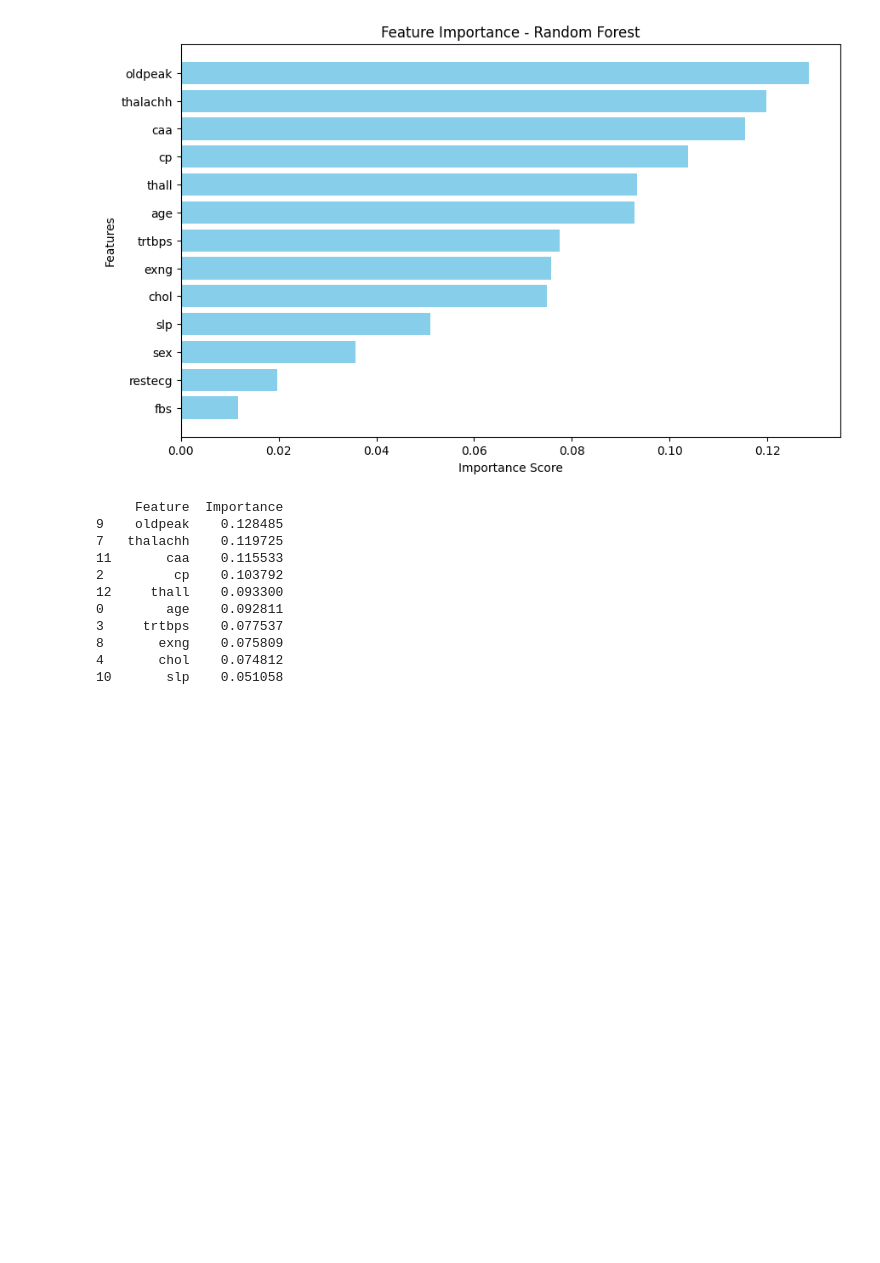
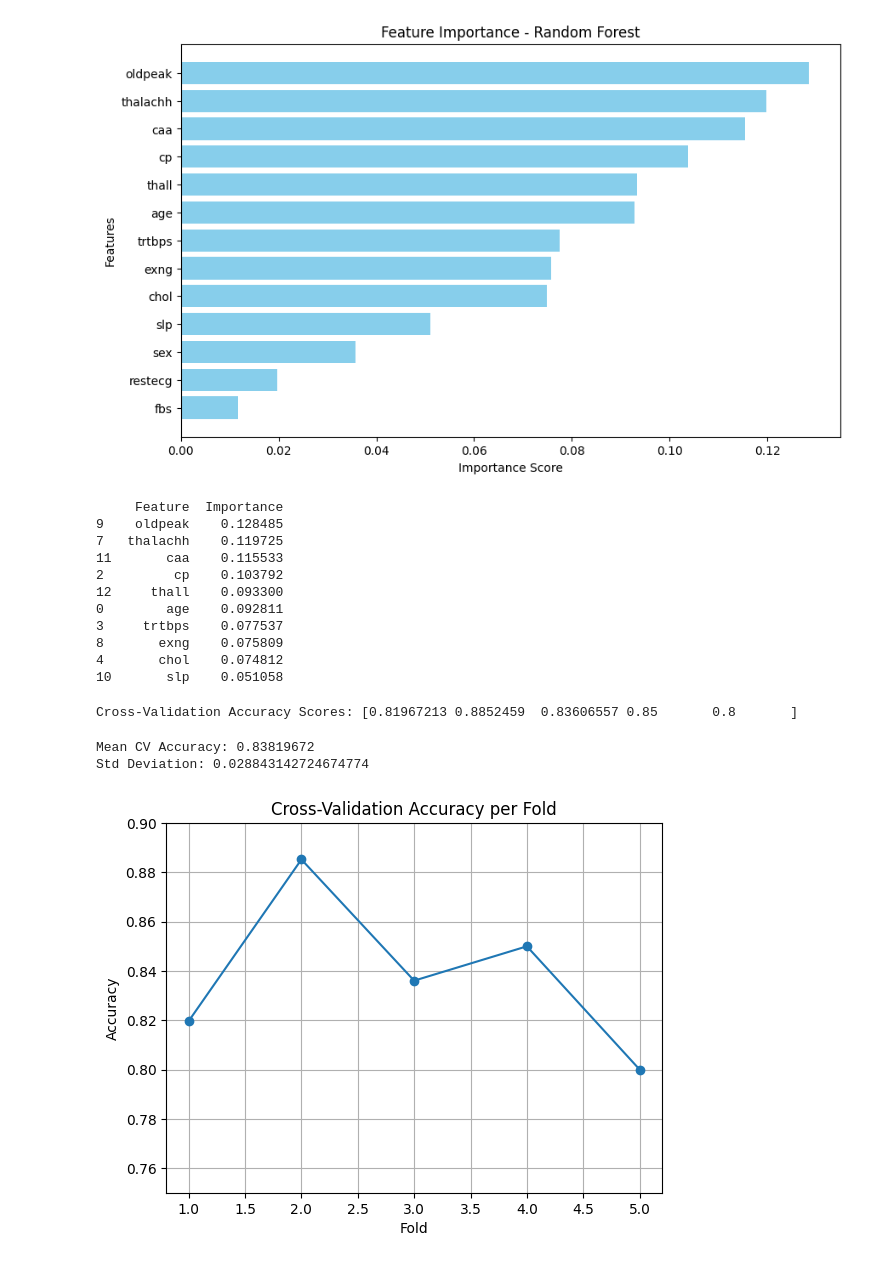
Before and after one commit to Abdullah-Jalal/heart-disease-prediction, a Jupyter notebook: ML_Heart.ipynb, the cells around one changed output. Drawn from its saved outputs; the diff is of its cells as text; code cells hidden in the pictures; blank space fills up the shorter version.

Commit message:
cross_val_score

```diff
--- a/ML_Heart.ipynb
+++ b/ML_Heart.ipynb
@@ -472,3 +472,33 @@ print(feat_imp.head(10))
 8       exng    0.075809
 4       chol    0.074812
 10       slp    0.051058
+# %%
+from sklearn.model_selection import cross_val_score
+rfc = RandomForestClassifier(n_estimators=100, random_state=42)
+cv_scores = cross_val_score(rfc, X, y, cv=5, scoring='accuracy')
+print(f"Cross-Validation Accuracy Scores: {cv_scores}")
+# %% [output]
+Cross-Validation Accuracy Scores: [0.81967213 0.8852459  0.83606557 0.85       0.8       ]
+# %%
+import numpy as np
+
+scores = [0.81967213, 0.8852459, 0.83606557, 0.85, 0.8]
+print("Mean CV Accuracy:", np.mean(scores))
+print("Std Deviation:", np.std(scores))
+# %% [output]
+Mean CV Accuracy: 0.83819672
+Std Deviation: 0.028843142724674774
+# %%
+import matplotlib.pyplot as plt
+
+scores = [0.81967213, 0.8852459, 0.83606557, 0.85, 0.8]
+
+plt.plot(range(1, 6), scores, marker='o')
+plt.title("Cross-Validation Accuracy per Fold")
+plt.xlabel("Fold")
+plt.ylabel("Accuracy")
+plt.ylim(0.75, 0.9)
+plt.grid(True)
+plt.show()
+# %% [output]
+[figure, added]
```
Also changed, not shown: 40 other files.
